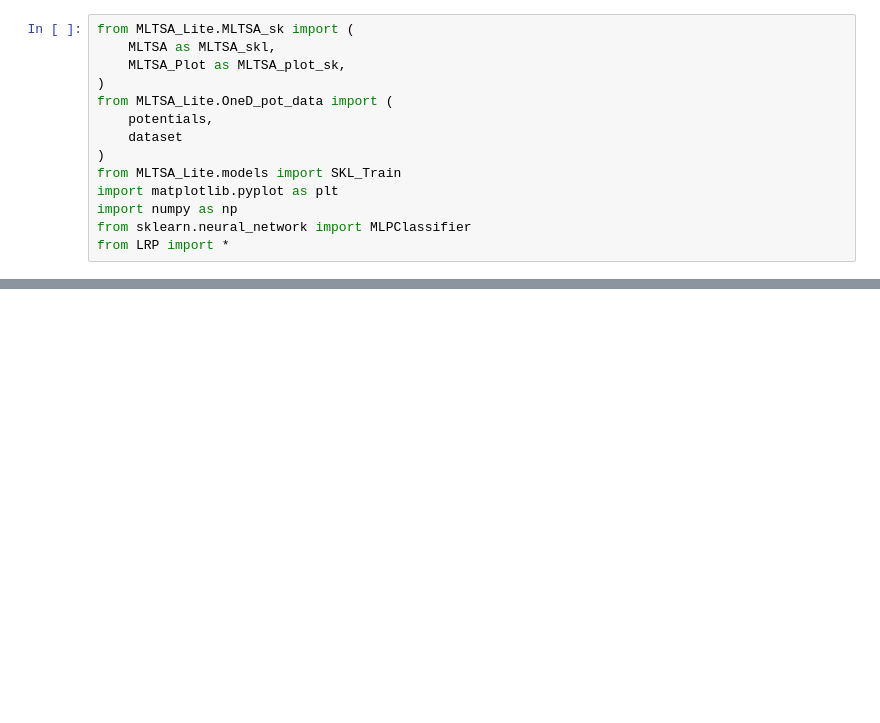
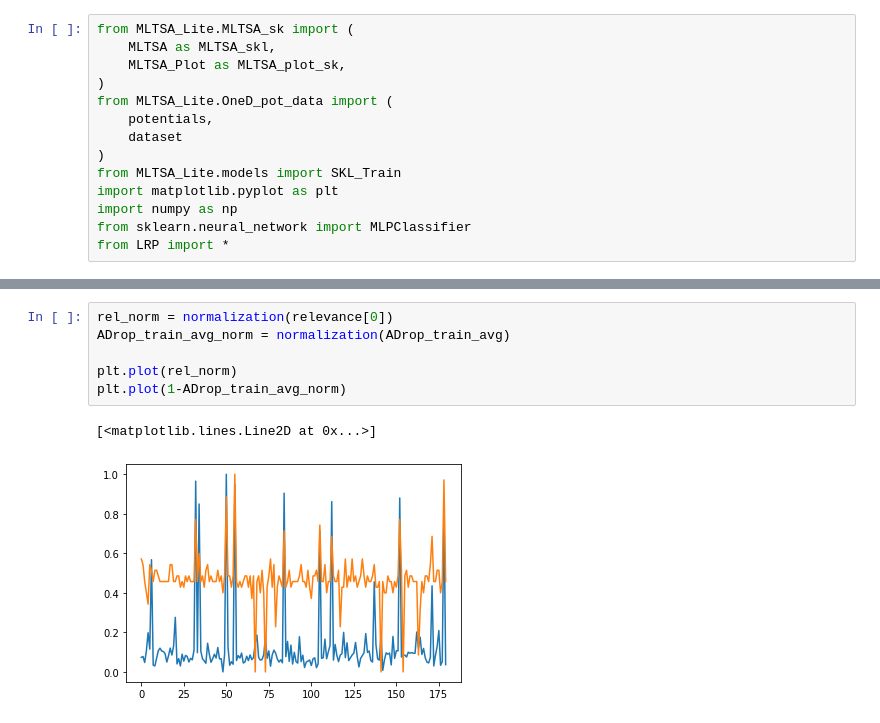
Before and after one commit to zwei21/LayerRelevancePropagation, a Jupyter notebook: example_oneD.ipynb, the cells around one changed output, grey strips where cells are left out. Saved outputs shown, nothing was run; the diff lists cells and outputs as text; blank space fills up the shorter version.

```diff
--- a/example_oneD.ipynb
+++ b/example_oneD.ipynb
@@ -193,0 +261,9 @@ ax2.set_ylim(min(relevance[0]), max(relevance[0])+0.01)
+# %%
+rel_norm = normalization(relevance[0])
+ADrop_train_avg_norm = normalization(ADrop_train_avg)
+
+plt.plot(rel_norm)
+plt.plot(1-ADrop_train_avg_norm)
+# %% [output]
+[<matplotlib.lines.Line2D at 0x...>]
+[figure, added]
```
Also changed, not shown: parts of 22 cells of this notebook.
